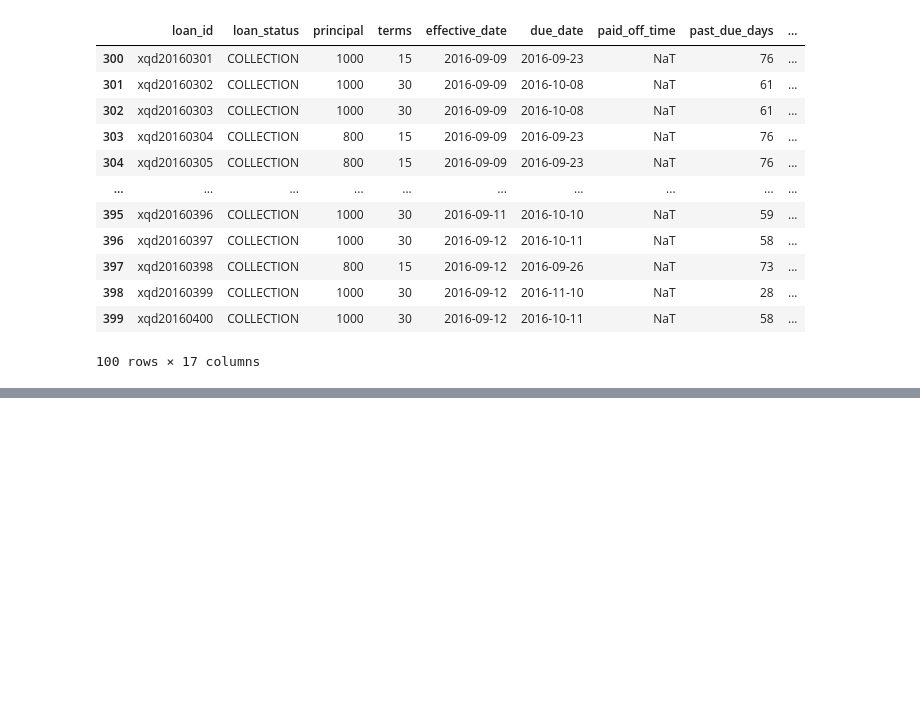
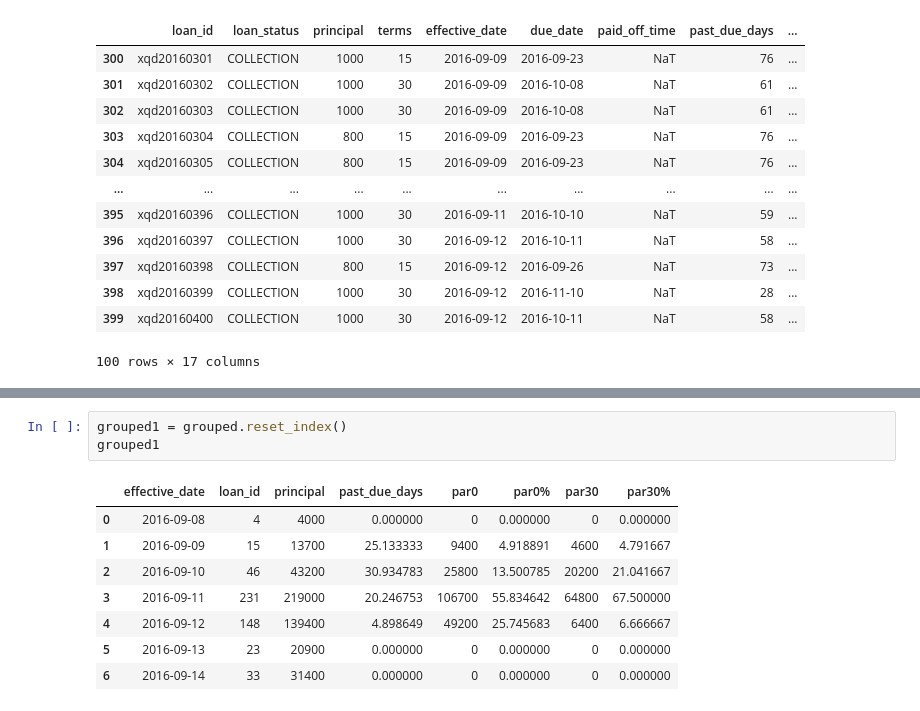
Before and after one commit to TelRich/Loan-Project, a Jupyter notebook: loan.ipynb, the cells around one changed output, grey strips where cells are left out. Saved outputs shown, nothing was run; the diff lists cells and outputs as text; blank space fills up the shorter version.

```diff
--- a/loan.ipynb
+++ b/loan.ipynb
@@ -242,0 +345,12 @@ fig = px.bar(status_count, status_count.index, 'count')
+# %%
+grouped1 = grouped.reset_index()
+grouped1
+# %% [output]
+|  | effective_date | loan_id | principal | past_due_days | par0 | par0% | par30 | par30% |
+| 0 | 2016-09-08 | 4 | 4000 | 0.000000 | 0 | 0.000000 | 0 | 0.000000 |
+| 1 | 2016-09-09 | 15 | 13700 | 25.133333 | 9400 | 4.918891 | 4600 | 4.791667 |
+| 2 | 2016-09-10 | 46 | 43200 | 30.934783 | 25800 | 13.500785 | 20200 | 21.041667 |
+| 3 | 2016-09-11 | 231 | 219000 | 20.246753 | 106700 | 55.834642 | 64800 | 67.500000 |
+| 4 | 2016-09-12 | 148 | 139400 | 4.898649 | 49200 | 25.745683 | 6400 | 6.666667 |
+| 5 | 2016-09-13 | 23 | 20900 | 0.000000 | 0 | 0.000000 | 0 | 0.000000 |
+| 6 | 2016-09-14 | 33 | 31400 | 0.000000 | 0 | 0.000000 | 0 | 0.000000 |
```
Also changed, not shown: parts of 17 cells of this notebook.
